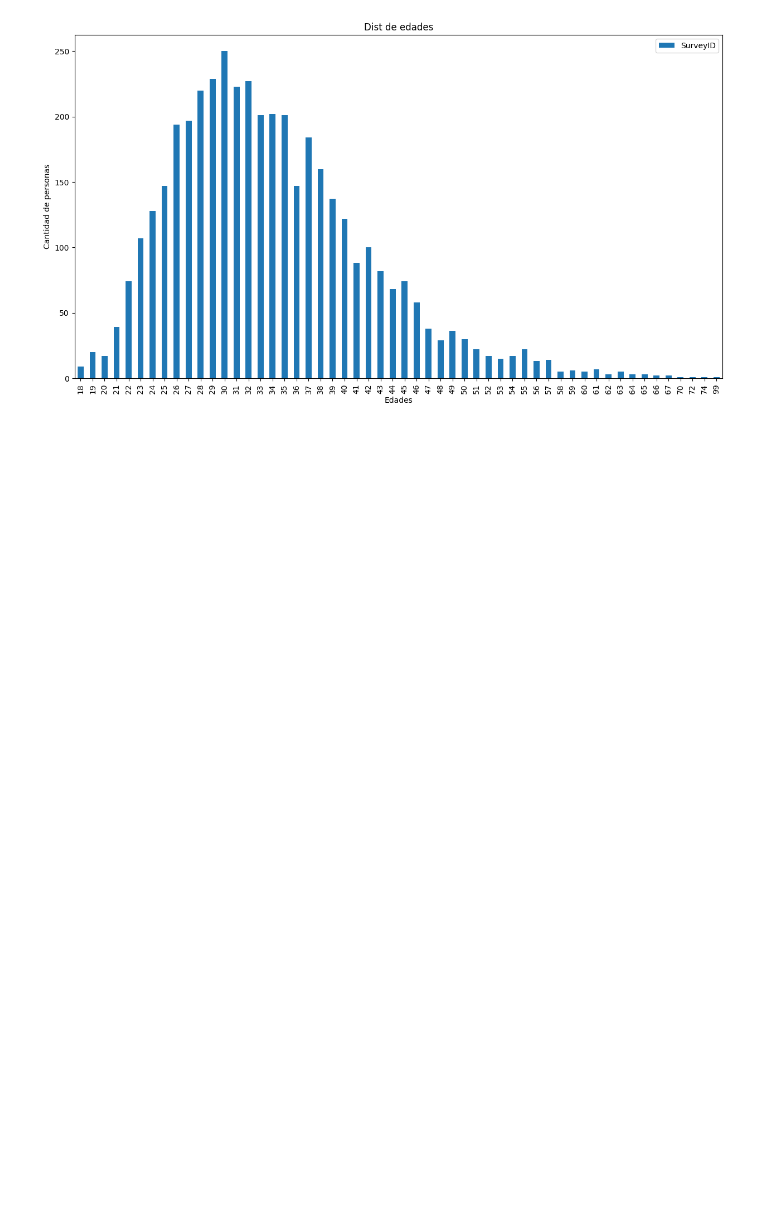
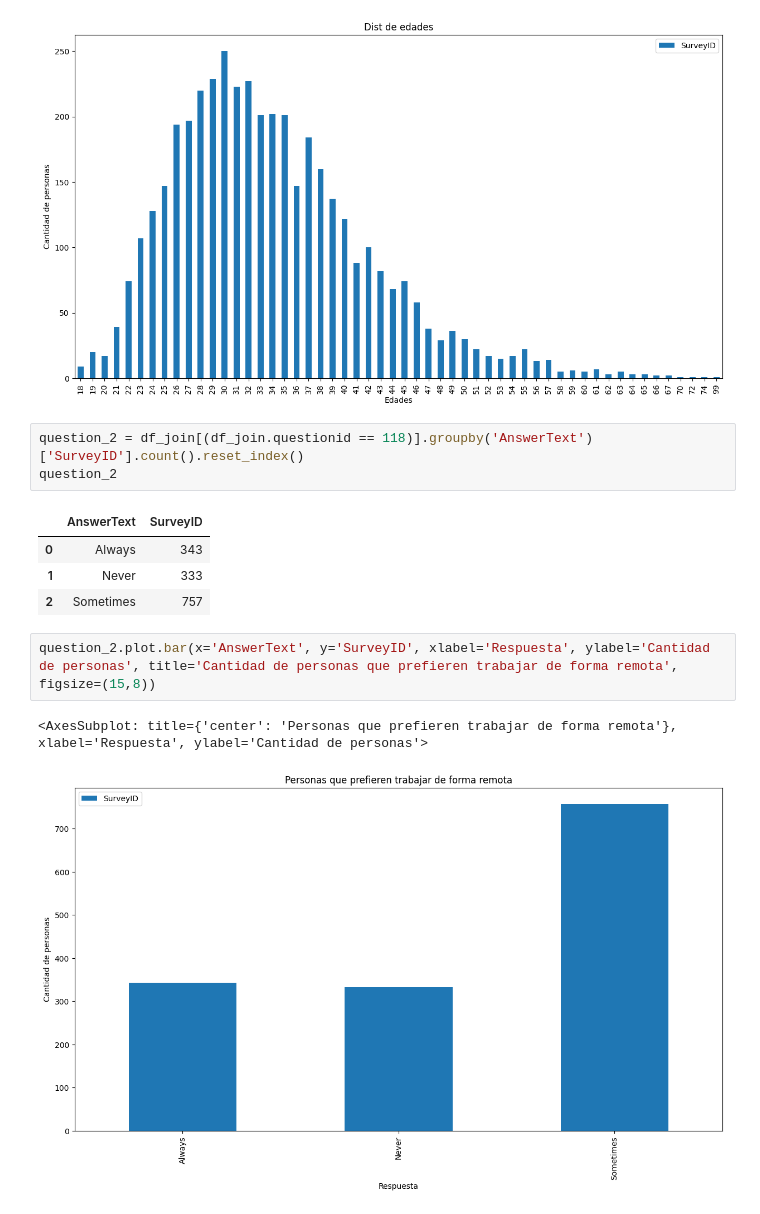
Before and after one commit to Imbravo/mentalhealth, a Jupyter notebook: mentalhealth.ipynb, the cells around one changed output. Cells and saved outputs as stored; diff of their text form; blank space fills up the shorter version.

Commit message:
-Pregunta dos, personas que trabajan de forma remota

```diff
--- a/mentalhealth.ipynb
+++ b/mentalhealth.ipynb
@@ -188,3 +188,16 @@ question_1.plot.bar(x='AnswerText', y='SurveyID', xlabel='Edades', ylabel='Canti
 # %% [output]
 <AxesSubplot: title={'center': 'Dist de edades'}, xlabel='Edades', ylabel='Cantidad de personas'>
 [figure]
+# %%
+question_2 = df_join[(df_join.questionid == 118)].groupby('AnswerText')['SurveyID'].count().reset_index()
+question_2
+# %% [output]
+|  | AnswerText | SurveyID |
+| 0 | Always | 343 |
+| 1 | Never | 333 |
+| 2 | Sometimes | 757 |
+# %%
+question_2.plot.bar(x='AnswerText', y='SurveyID', xlabel='Respuesta', ylabel='Cantidad de personas', title='Cantidad de personas que prefieren trabajar de forma remota', figsize=(15,8))
+# %% [output]
+<AxesSubplot: title={'center': 'Personas que prefieren trabajar de forma remota'}, xlabel='Respuesta', ylabel='Cantidad de personas'>
+[figure, added]
```
